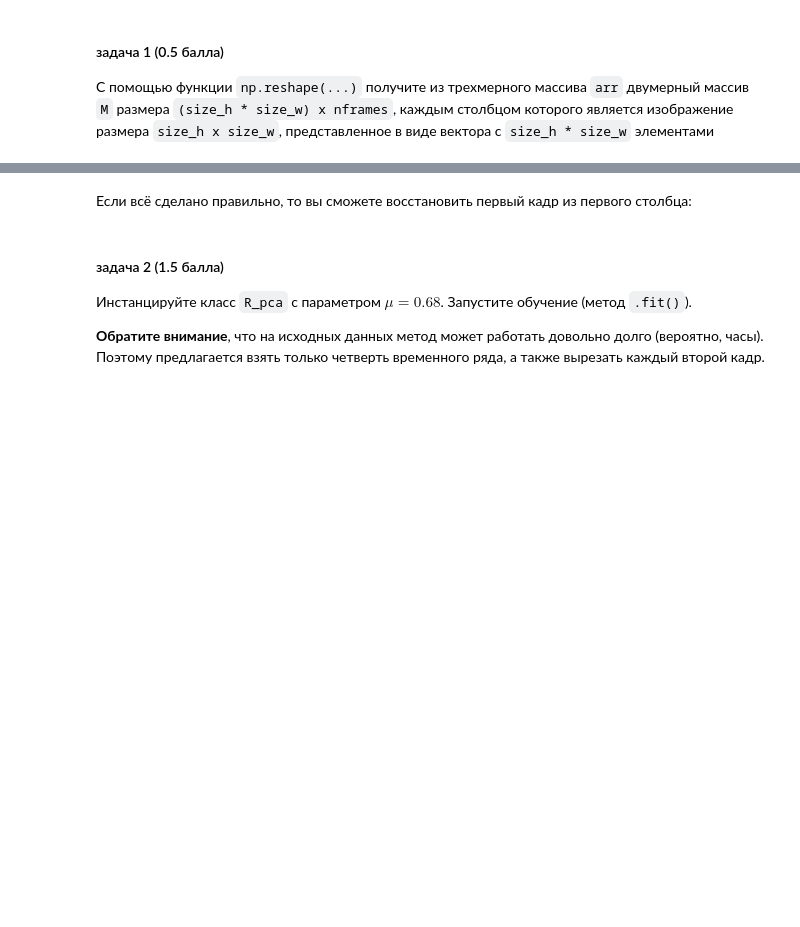
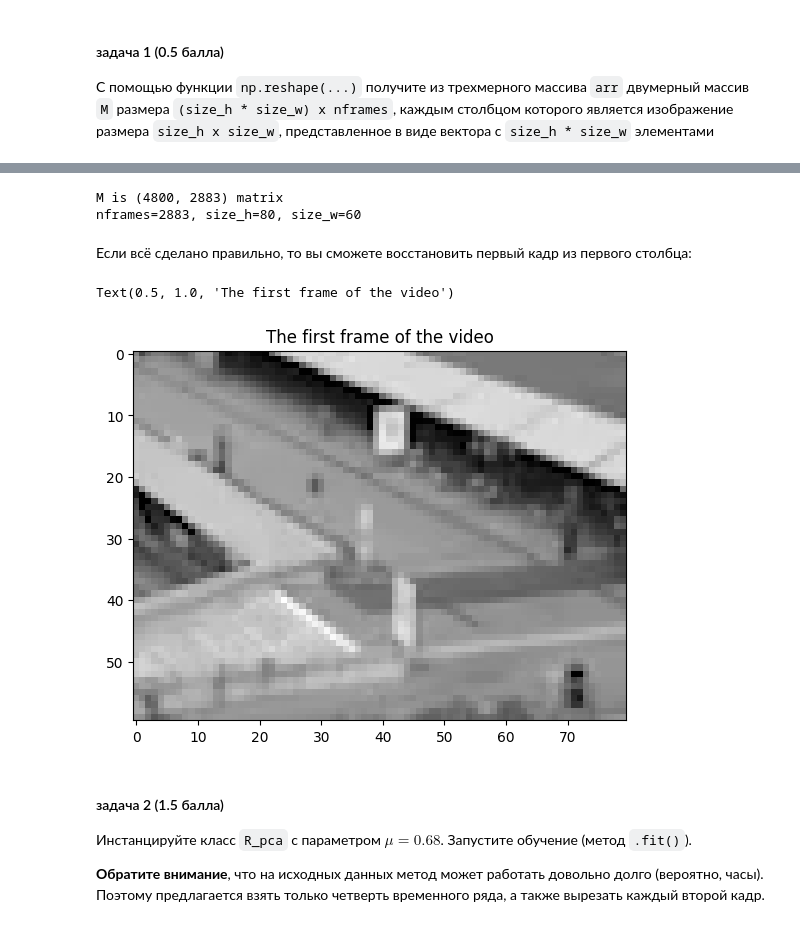
Before and after one commit to Krage56/ml_isp_intro, a Jupyter notebook: hw/hw4/ISP_HW4_Multi_Cls_PCA.ipynb, the cells around one changed output, grey strips where cells are left out. Drawn from its saved outputs; the diff is of its cells as text; code cells hidden in the pictures; blank space fills up the shorter version.

```diff
--- a/hw/hw4/ISP_HW4_Multi_Cls_PCA.ipynb
+++ b/hw/hw4/ISP_HW4_Multi_Cls_PCA.ipynb
@@ -1113,9 +1118,28 @@ nframes, size_w, size_h = arr.shape
+# %%
+nframes, size_w, size_h = arr.shape
+
+# YOUR CODE HERE:
+###########################
+### ╰( ͡° ͜ʖ ͡° )つ──☆*:・ﾟ
+###########################
+# output: matrix M
+# transpose(1, 2, 0): (nframes, size_w, size_h) -> (size_w, size_h, nframes)
+# переупорядочим оси, чтобы reshape всё аккуратненько нарезал по заданным размерам
+M = arr.transpose(1, 2, 0).reshape(size_w * size_h, nframes)
+print(f"M is {M.shape} matrix")
+print(f"nframes={nframes}, size_h={size_h}, size_w={size_w}")
+# %% [output]
+M is (4800, 2883) matrix
+nframes=2883, size_h=80, size_w=60
 # %% [markdown]
 Если всё сделано правильно, то вы сможете восстановить первый кадр из первого столбца:
 # %%
-first_frame = # TO BE FILLED
+first_frame = M[:, 0].reshape(size_w, size_h)
 plt.imshow(first_frame, cmap='gray')
-plt.title('The first frame of the video');
+plt.title('The first frame of the video')
+# %% [output]
+Text(0.5, 1.0, 'The first frame of the video')
+[figure, added]
 # %% [markdown]
 #### задача 2 (1.5 балла)
 
```
Also changed, not shown: parts of 7 cells of this notebook.
